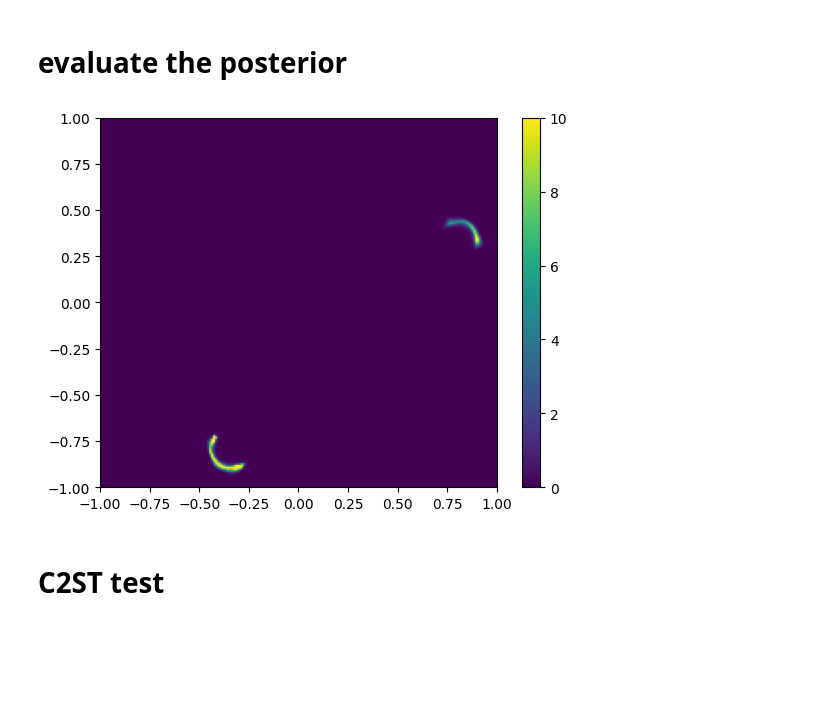
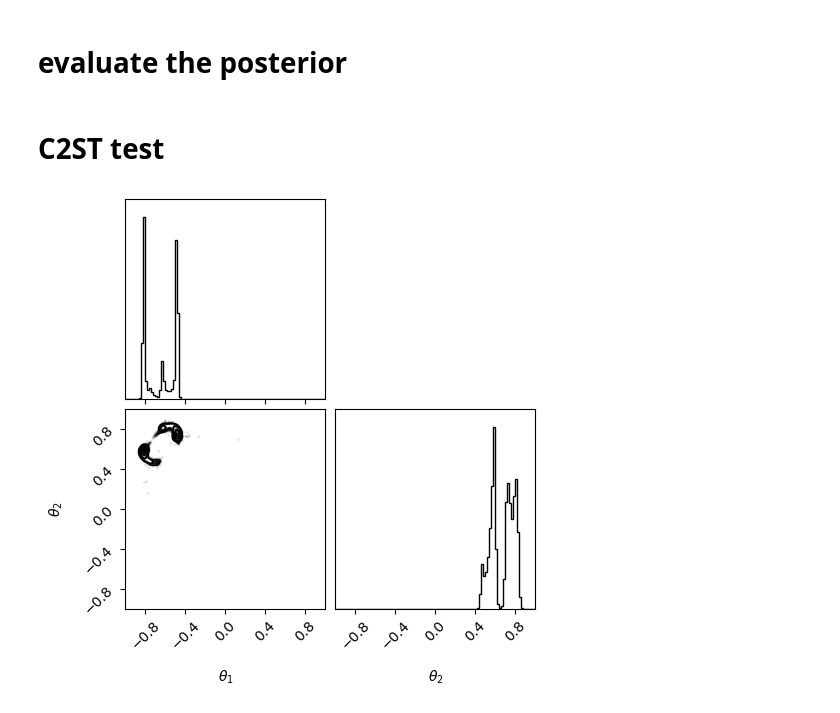
Before and after one commit to aurelio-amerio/gen-sbi, a Jupyter notebook: examples/sbi-benchmarks/two_moons.ipynb, the cells around one changed output. Saved outputs shown, nothing was run; the diff lists cells and outputs as text; code cells hidden in the pictures; blank space fills up the shorter version.

```diff
--- a/examples/sbi-benchmarks/two_moons.ipynb
+++ b/examples/sbi-benchmarks/two_moons.ipynb
@@ -472,13 +537,11 @@ p = jnp.exp(exact_log_p)[-1]
 # %%
-p_grid = p.reshape((grid_size, grid_size))
-plt.imshow(p_grid, origin='lower', aspect='auto', extent=(-1, 1, -1, 1), cmap='viridis', vmin=0, vmax=10)
-# plt.scatter(posterior_samples[:100,0], posterior_samples[:100,1], alpha=1, color='red', s=2)
-plt.xlim((-1,1))
-plt.ylim((-1,1))
-plt.colorbar()
-plt.show()
+# p_grid = p.reshape((grid_size, grid_size))
+# plt.imshow(p_grid, origin='lower', aspect='auto', extent=(-1, 1, -1, 1), cmap='viridis', vmin=0, vmax=10)
+# # plt.scatter(posterior_samples[:100,0], posterior_samples[:100,1], alpha=1, color='red', s=2)
+# plt.xlim((-1,1))
+# plt.ylim((-1,1))
+# plt.colorbar()
+# plt.show()
-# %% [output]
-[figure, removed]
 # %% [markdown]
 # C2ST test
 # %%
@@ -486,3 +549,8 @@ plt.show()
 import torch
 # posterior_samples_cfg_torch = torch.tensor(np.array(posterior_samples_cfg))
 posterior_samples_torch = torch.tensor(np.array(posterior_samples))
+# %%
+corner(np.array(posterior_samples_torch), range=[(-1, 1), (-1, 1)], bins=100, smooth=True, labels=['$\\theta_1$', '$\\theta_2$'])
+plt.show()
+# %% [output]
+[figure, added]
```
Also changed, not shown: parts of 35 cells of this notebook, 12 other files.
